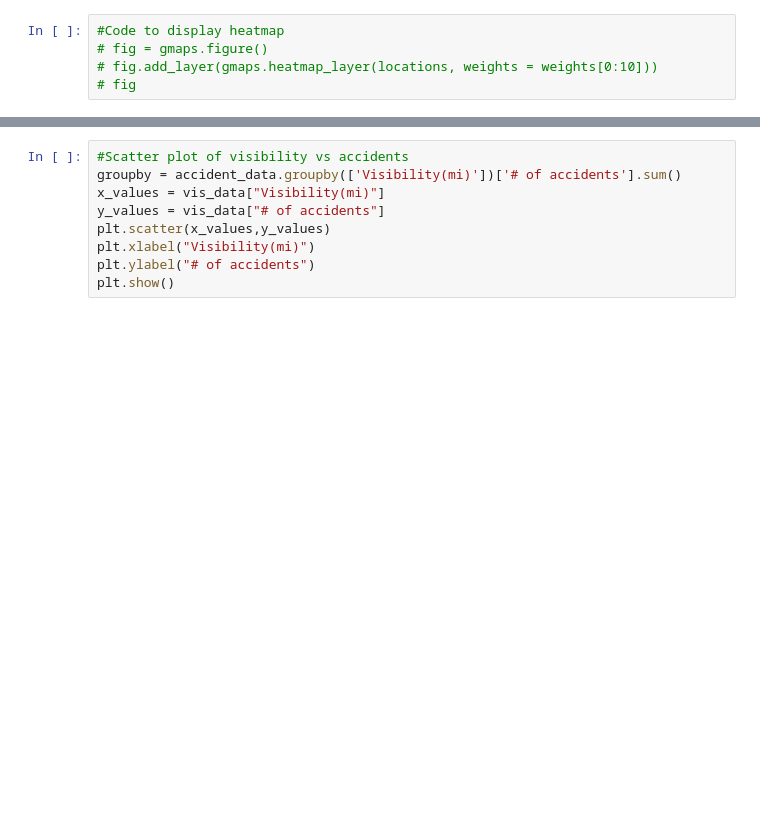
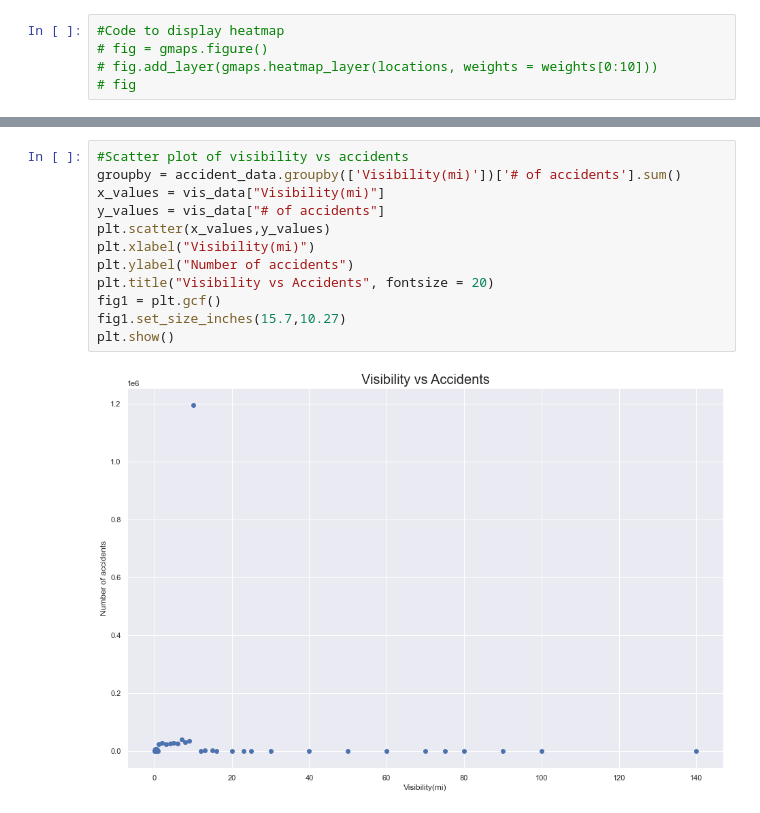
Before and after one commit to jonkwiatkowski/US-Traffic-Accident-Analysis, a Jupyter notebook: Analysis.ipynb, the cells around one changed output, grey strips where cells are left out. Drawn from its saved outputs; the diff is of its cells as text; blank space fills up the shorter version.

```diff
--- a/Analysis.ipynb
+++ b/Analysis.ipynb
@@ -85,9 +289,14 @@ vis_data
 # %%
 #Scatter plot of visibility vs accidents
 groupby = accident_data.groupby(['Visibility(mi)'])['# of accidents'].sum()
 x_values = vis_data["Visibility(mi)"]
 y_values = vis_data["# of accidents"]
 plt.scatter(x_values,y_values)
 plt.xlabel("Visibility(mi)")
-plt.ylabel("# of accidents")
+plt.ylabel("Number of accidents")
+plt.title("Visibility vs Accidents", fontsize = 20)
+fig1 = plt.gcf()
+fig1.set_size_inches(15.7,10.27)
 plt.show()
+# %% [output]
+[figure, added]
```
Also changed, not shown: parts of 43 cells of this notebook, 3 other files.
